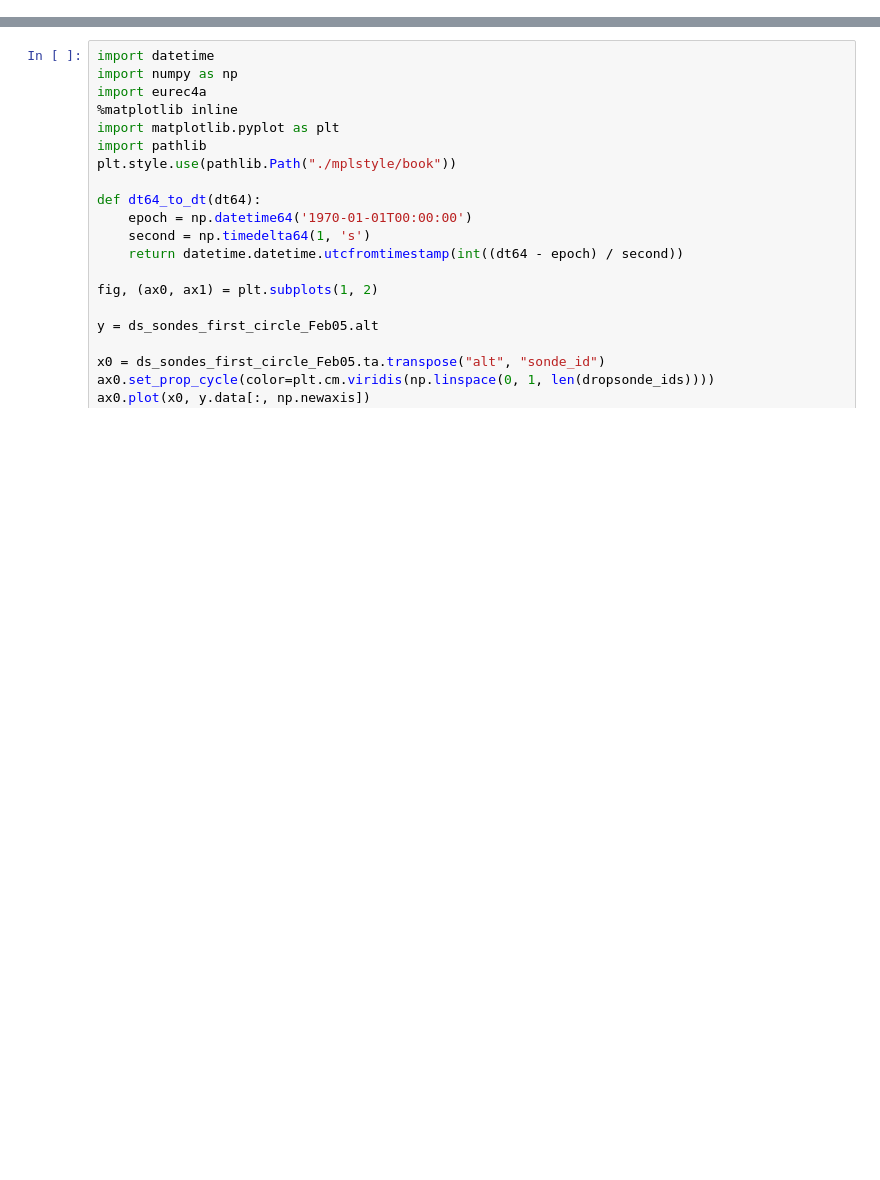
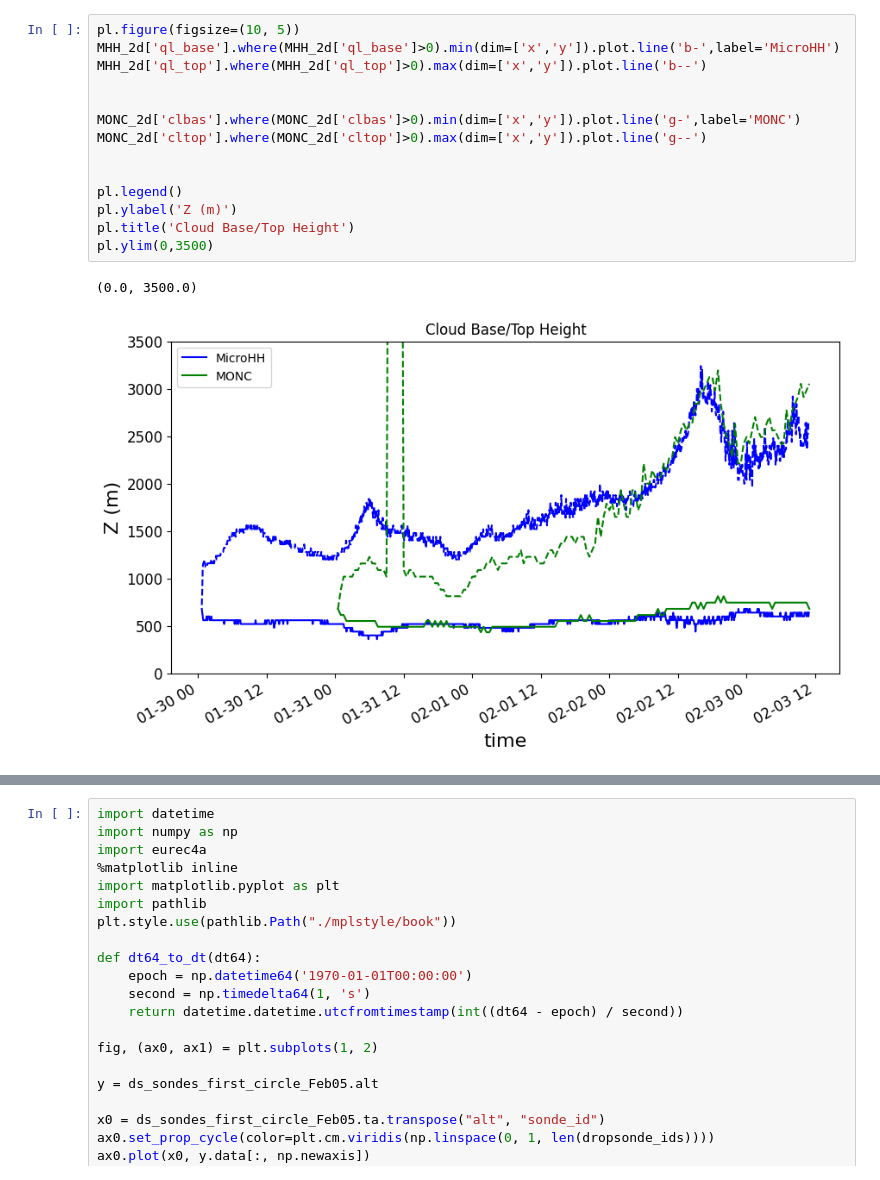
Before and after one commit to girishnigamanth/python_files, a Jupyter notebook: EUREC4A/Intercomparison_plots.ipynb, the cells around one changed output, grey strips where cells are left out. Saved outputs shown, nothing was run; the diff lists cells and outputs as text; blank space fills up the shorter version.

```diff
--- a/EUREC4A/Intercomparison_plots.ipynb
+++ b/EUREC4A/Intercomparison_plots.ipynb
@@ -158,0 +355,17 @@ Data variables: (12/198)
+# %%
+pl.figure(figsize=(10, 5))
+MHH_2d['ql_base'].where(MHH_2d['ql_base']>0).min(dim=['x','y']).plot.line('b-',label='MicroHH')
+MHH_2d['ql_top'].where(MHH_2d['ql_top']>0).max(dim=['x','y']).plot.line('b--')
+
+
+MONC_2d['clbas'].where(MONC_2d['clbas']>0).min(dim=['x','y']).plot.line('g-',label='MONC')
+MONC_2d['cltop'].where(MONC_2d['cltop']>0).max(dim=['x','y']).plot.line('g--')
+
+
+pl.legend()
+pl.ylabel('Z (m)')
+pl.title('Cloud Base/Top Height')
+pl.ylim(0,3500)
+# %% [output]
+(0.0, 3500.0)
+[figure, added]
```
Also changed, not shown: parts of 9 cells of this notebook, 6 other files.
